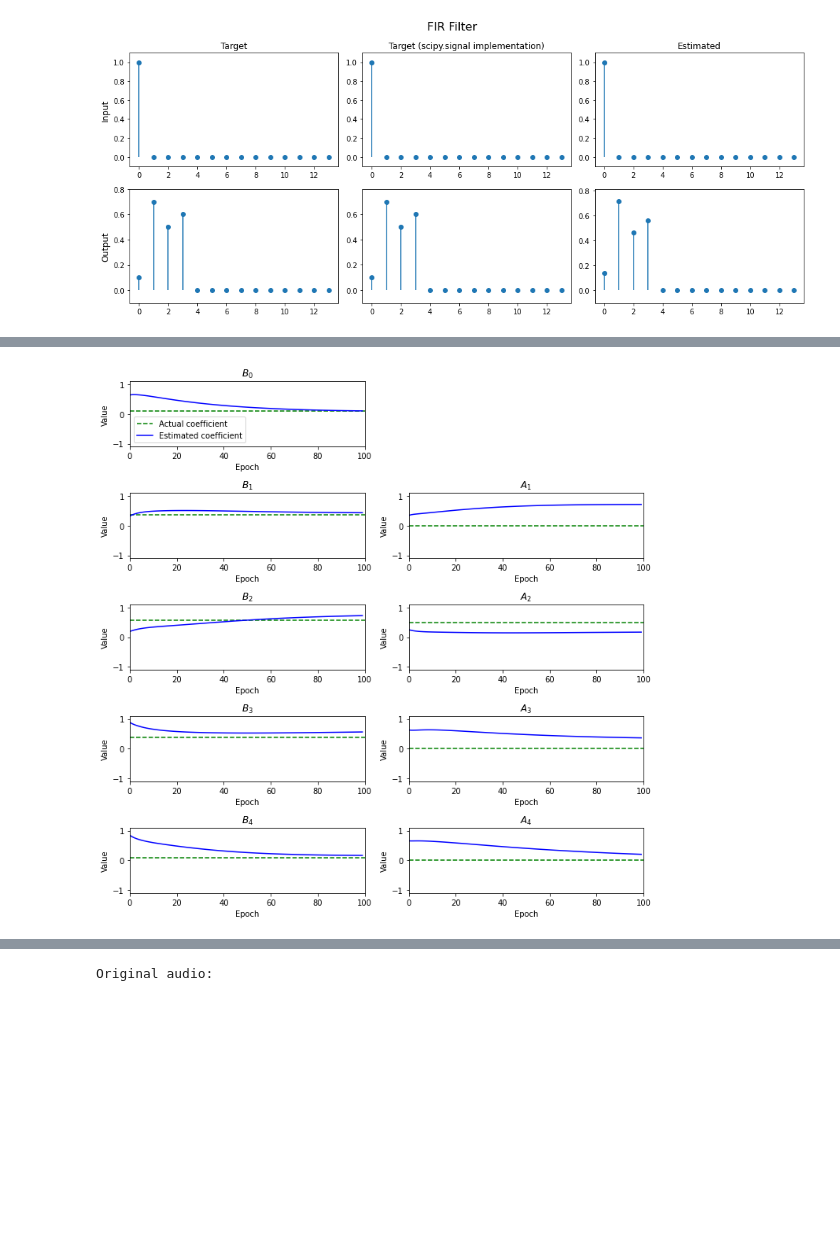
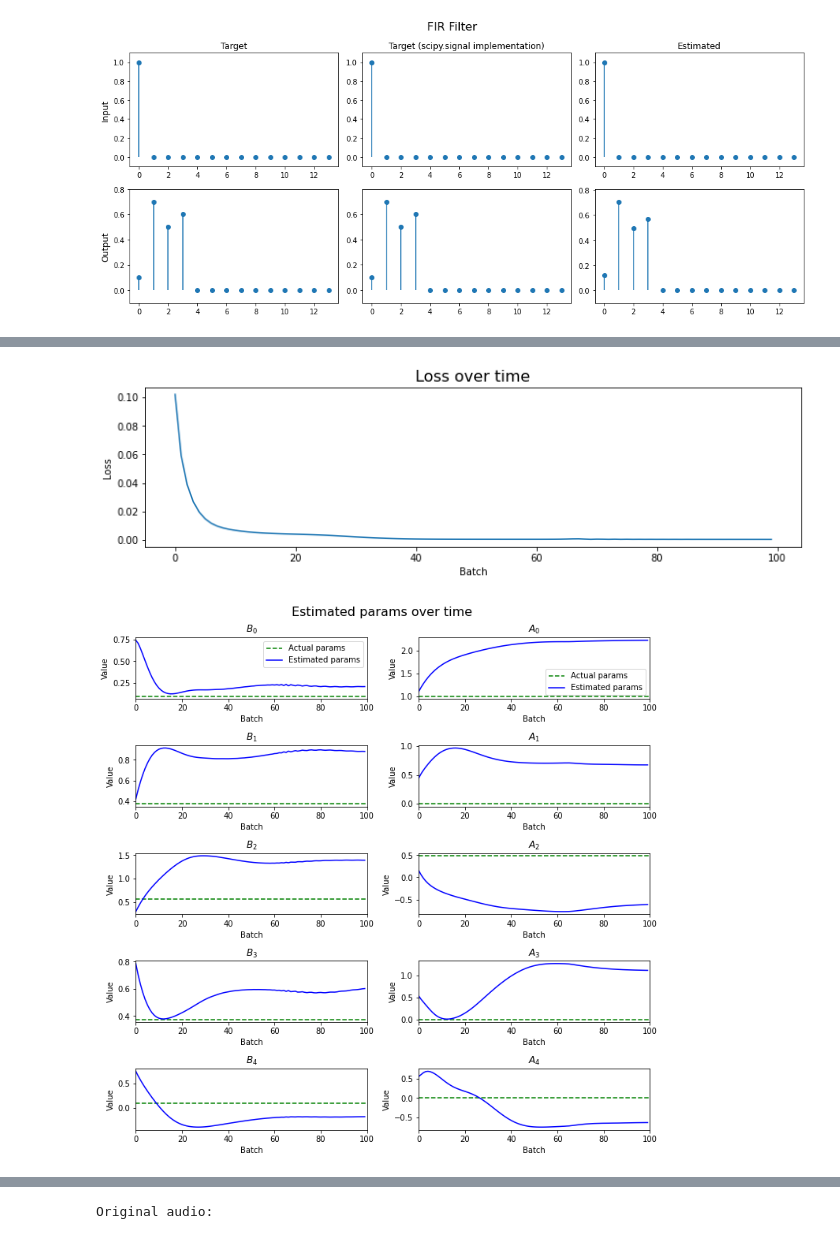
Before and after one commit to khiner/jaxdsp, a Jupyter notebook: jax_audio_experiments.ipynb, the cells around one changed output, grey strips where cells are left out. Drawn from its saved outputs; the diff is of its cells as text; code cells hidden in the pictures; blank space fills up the shorter version.

```diff
--- a/jax_audio_experiments.ipynb
+++ b/jax_audio_experiments.ipynb
@@ -159,36 +184,13 @@ Wall time: 23.9 s
-# %%
-_, axes = plt.subplots(*params.T.shape, figsize=(10, params.shape[-1] * 2))
-
-for param_index in range(params.shape[-1]):
-    param_plot = axes[param_index][0]
-    param_plot.set_title('$B_%s$' % param_index)
-    param_plot.set_xlim([0, epochs])
-    param_plot.set_ylim([-1.1, 1.1])
-    param_plot.set_xlabel('Epoch')
-    param_plot.set_ylabel('Value')
-    param_plot.axhline(y=params_target[0][param_index], c='g', linestyle='--', label='Actual coefficient')
-    param_plot.plot(params_history[:,0, param_index], c='b', label='Estimated coefficient')
-    if param_index == 0:
-        param_plot.legend()
-
-
-for param_index in range(params.shape[-1]):
-    param_plot = axes[param_index][1]
-    if param_index == 0:
-        param_plot.axis('off')
-        continue
-    param_plot.set_title('$A_%s$' % param_index)
-    param_plot.set_xlim([0, epochs])
-    param_plot.set_ylim([-1.1, 1.1])
-    param_plot.set_xlabel('Epoch')
-    param_plot.set_ylabel('Value')
-    param_plot.axhline(y=params_target[1][param_index], c='g', linestyle='--', label='Actual coefficient')
-    param_plot.plot(params_history[:,1, param_index], c='b', label='Estimated coefficient')
-    if param_index == 0:
-        param_plot.legend()
-plt.tight_layout()
-# %% [output]
-[figure, removed]
+# %%
+plot_loss(loss_history)
+# %% [output]
+[figure, added]
+# %%
+param_labels = np.asarray([['$B_%s$' % i for i in range(B_target.size)],
+                           ['$A_%s$' % i for i in range(A_target.size)]])
+plot_params(params_target, params_history, param_labels)
+# %% [output]
+[figure, added]
 # %%
 Y_scipy = signal.lfilter(B_target, A_target, X)
 Y_estimated = iir_filter(X, Y, *params)
```
Also changed, not shown: parts of 17 cells of this notebook.
